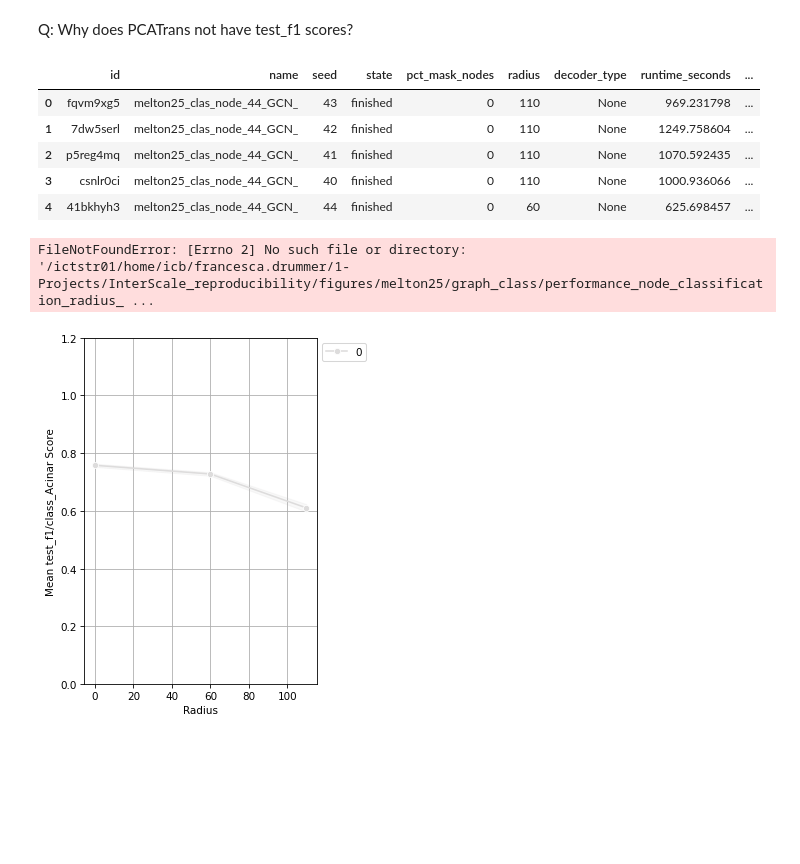
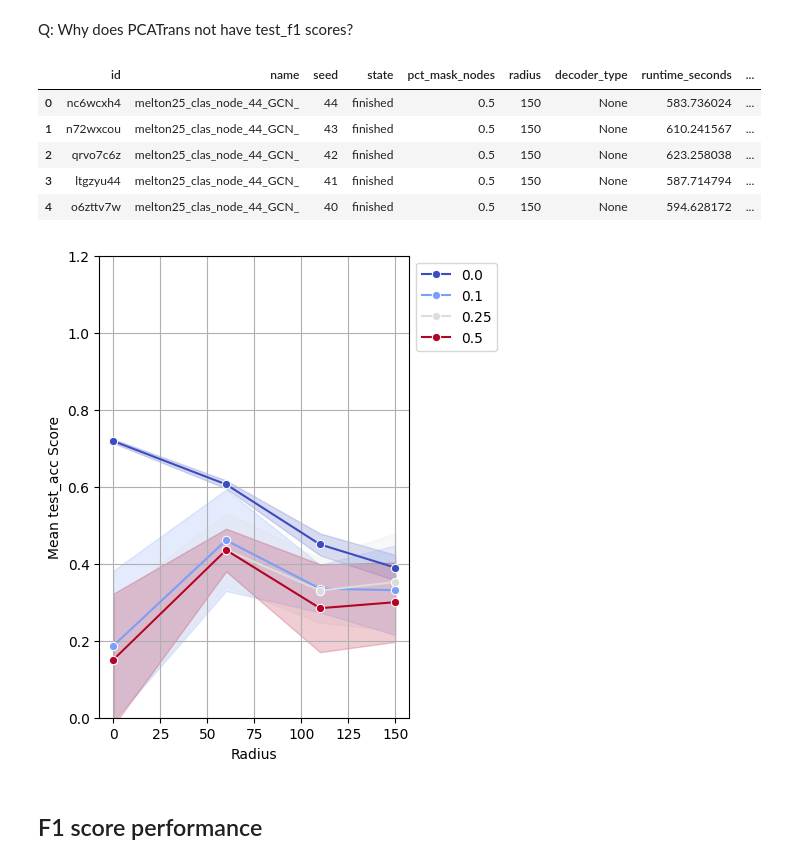
Before and after one commit to theislab/InterScale_reproducibility, a Jupyter notebook: notebooks/melton_jimenez_25/Node_class_performance.ipynb, the cells around one changed output. Saved outputs shown, nothing was run; the diff lists cells and outputs as text; code cells hidden in the pictures; blank space fills up the shorter version.

Commit message:
wandb and node label prediction CosMx

```diff
--- a/notebooks/melton_jimenez_25/Node_class_performance.ipynb
+++ b/notebooks/melton_jimenez_25/Node_class_performance.ipynb
@@ -7,6 +7,20 @@ Plots showing the performance for the node classification (cell type) on the Cos
 - GCN
 - PCATransformer
 # %%
-LRZ = "/dss/dsshome1/05/di93tig/1_projects/"
-HPC = "/home/icb/francesca.drummer/1-Projects/"
+import os
+
+# LRZ home
+if os.path.exists("/dss/dsshome1/05/di93tig"):
+    print('LRZ cluster')
+    CLUSTER = 'LRZ'
+    BASE_DIR_REPO = "/dss/dsshome1/05/di93tig/1_projects"
+    BASE_DIR_PROJECT = "/dss/dssfs03/tumdss/pn36po/pn36po-dss-0002/di93tig/Projects/A3_InterScale"
+elif os.path.exists("/home/icb/francesca.drummer/"):
+    print('HPC cluster')
+    CLUSTER = 'HPC'
+    BASE_DIR_REPO = "/home/icb/francesca.drummer/1-Projects/"
+    BASE_DIR_PROJECT = ""
+else:
+    print('unkown')
+    CLUSTER = 'unknown'
 DATA = "melton25"
@@ -38,7 +52,7 @@ import yaml
 import matplotlib.pyplot as plt
 import os
 
-with open(os.path.join(HPC, "InterScale_reproducibility/figures/config.yml"), "r") as f:
+with open(os.path.join(BASE_DIR_REPO, "InterScale_reproducibility/figures/config.yml"), "r") as f:
     config = yaml.safe_load(f)
 
 PALETTE = config["palettes"]["continuous"]
@@ -46,8 +60,9 @@ CELL_TYPE_COLORS = config["palettes"][DATA]
 # %% [markdown]
 ## Load WandB IDs
 # %%
-GNN_sweep = "nnd5tq6w"
-InterScale_sweep = "ppierz1l"
+GNN_sweep = "9w559haw"
+GNN_old_sweep = "l0jetvrz"
+InterScale_sweep = ""
 PCATrans_sweep = ""
 # %% [markdown]
 ## Graph Classification performance
@@ -64,9 +80,9 @@ GNN_wandb = Wandb_evaluation("GCN", GNN_sweep, SWEEP_GOAL, CLASSES)
 GNN_wandb.get_dataframe().head()
 # %% [output]
 |  | id | name | seed | state | pct_mask_nodes | radius | decoder_type | runtime_seconds | ... |
-| 0 | fqvm9xg5 | melton25_clas_node_44_GCN_ | 43 | finished | 0 | 110 | None | 969.231798 | ... |
-| 1 | 7dw5serl | melton25_clas_node_44_GCN_ | 42 | finished | 0 | 110 | None | 1249.758604 | ... |
-| 2 | p5reg4mq | melton25_clas_node_44_GCN_ | 41 | finished | 0 | 110 | None | 1070.592435 | ... |
-| 3 | csnlr0ci | melton25_clas_node_44_GCN_ | 40 | finished | 0 | 110 | None | 1000.936066 | ... |
-| 4 | 41bkhyh3 | melton25_clas_node_44_GCN_ | 44 | finished | 0 | 60 | None | 625.698457 | ... |
+| 0 | nc6wcxh4 | melton25_clas_node_44_GCN_ | 44 | finished | 0.5 | 150 | None | 583.736024 | ... |
+| 1 | n72wxcou | melton25_clas_node_44_GCN_ | 43 | finished | 0.5 | 150 | None | 610.241567 | ... |
+| 2 | qrvo7c6z | melton25_clas_node_44_GCN_ | 42 | finished | 0.5 | 150 | None | 623.258038 | ... |
+| 3 | ltgzyu44 | melton25_clas_node_44_GCN_ | 41 | finished | 0.5 | 150 | None | 587.714794 | ... |
+| 4 | o6zttv7w | melton25_clas_node_44_GCN_ | 40 | finished | 0.5 | 150 | None | 594.628172 | ... |
 # %%
@@ -74,6 +90,5 @@ PCATrans_wandb.get_mean_and_std()
 # %%
-GNN_wandb.plot_robustness(metric="test_f1_class_Acinar", save_path = f"{HPC}/InterScale_reproducibility/figures/melton25/graph_class")
+GNN_wandb.plot_robustness(metric="test_acc", save_path = f"{BASE_DIR_REPO}/InterScale_reproducibility/figures/{DATA}/node_class")
 # %% [output]
-FileNotFoundError: [Errno 2] No such file or directory: '/ictstr01/home/icb/francesca.drummer/1-Projects/InterScale_reproducibility/figures/melton25/graph_class/performance_node_classification_radius_ ...
-[figure, old version]
+[figure, new version]
 # %%
@@ -83 +98,3 @@ InterScale_wandb.plot_robustness(metric="test_acc", save_path = f"{HPC}/InterSca
+# %% [markdown]
+## F1 score performance
 # %%
```
Also changed, not shown: parts of 20 cells of this notebook, 8 other files.
